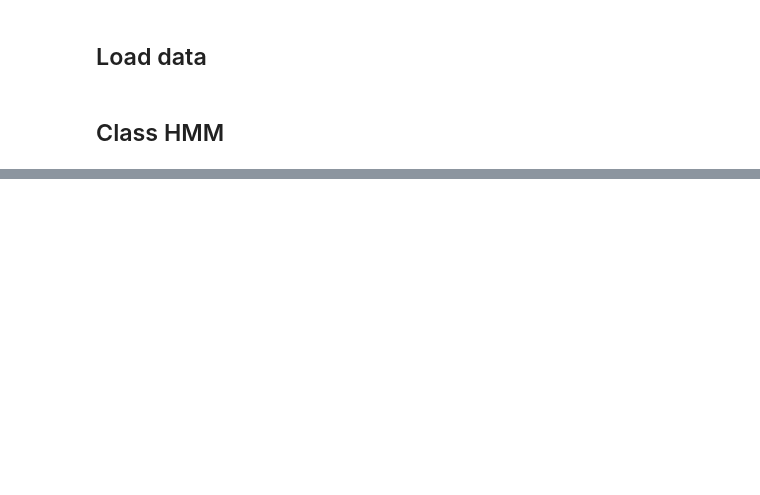
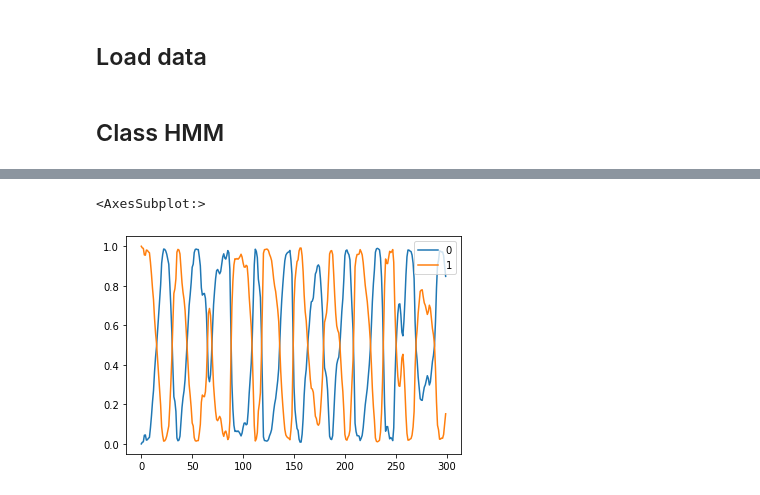
Before and after one commit to felixbrunner/hmm-real-vol, a Jupyter notebook: notebooks/EM_implementation.ipynb, the cells around one changed output, grey strips where cells are left out. Saved outputs shown, nothing was run; the diff lists cells and outputs as text; code cells hidden in the pictures; blank space fills up the shorter version.

```diff
--- a/notebooks/EM_implementation.ipynb
+++ b/notebooks/EM_implementation.ipynb
@@ -312,2 +379,8 @@ A_, models_, pi_ = test._M_step(Y, Gamma, Xi)
+# %%
+S = pd.DataFrame(test.smoothened_probabilities)
+S.plot()
+# %% [output]
+<AxesSubplot:>
+[figure, added]
 # %%
 A_
```
Also changed, not shown: parts of 21 cells of this notebook.
